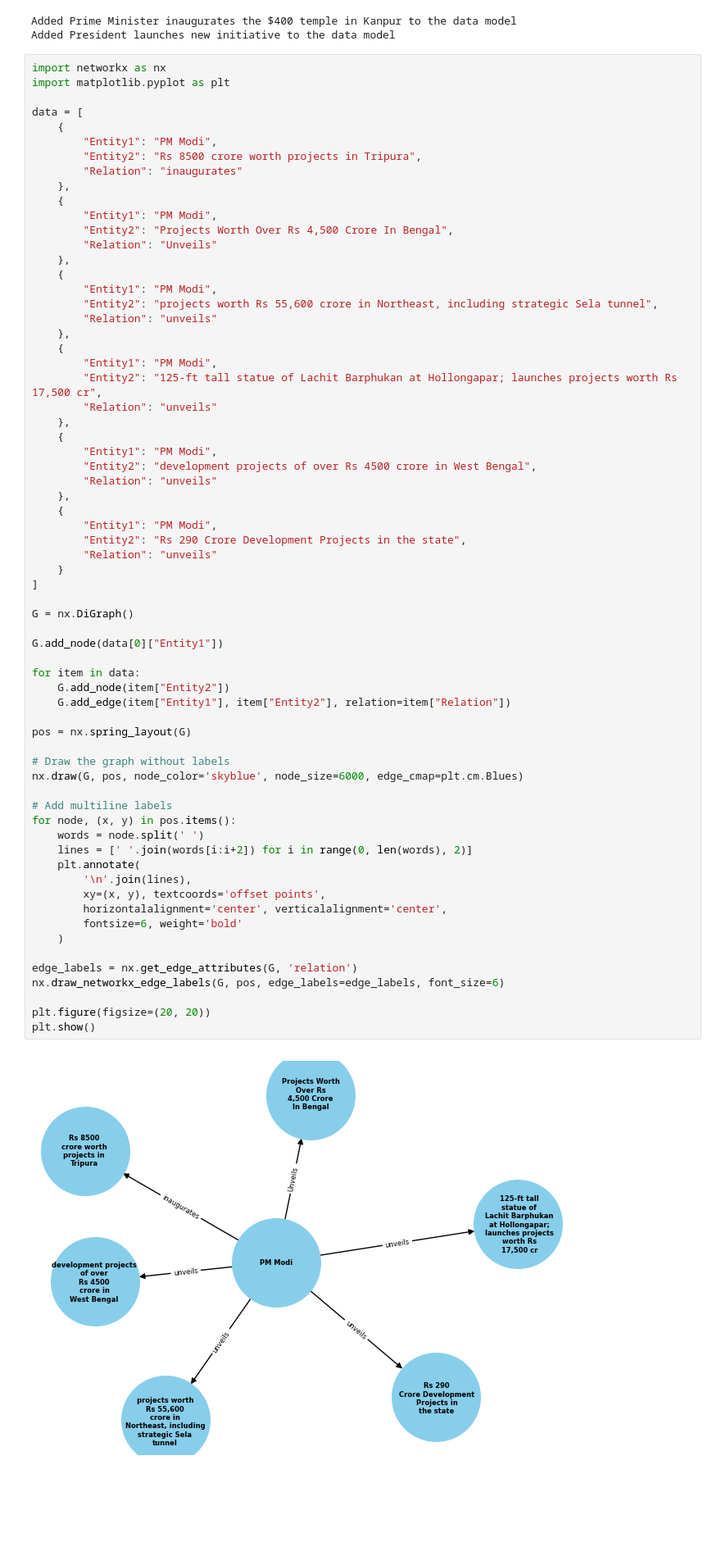
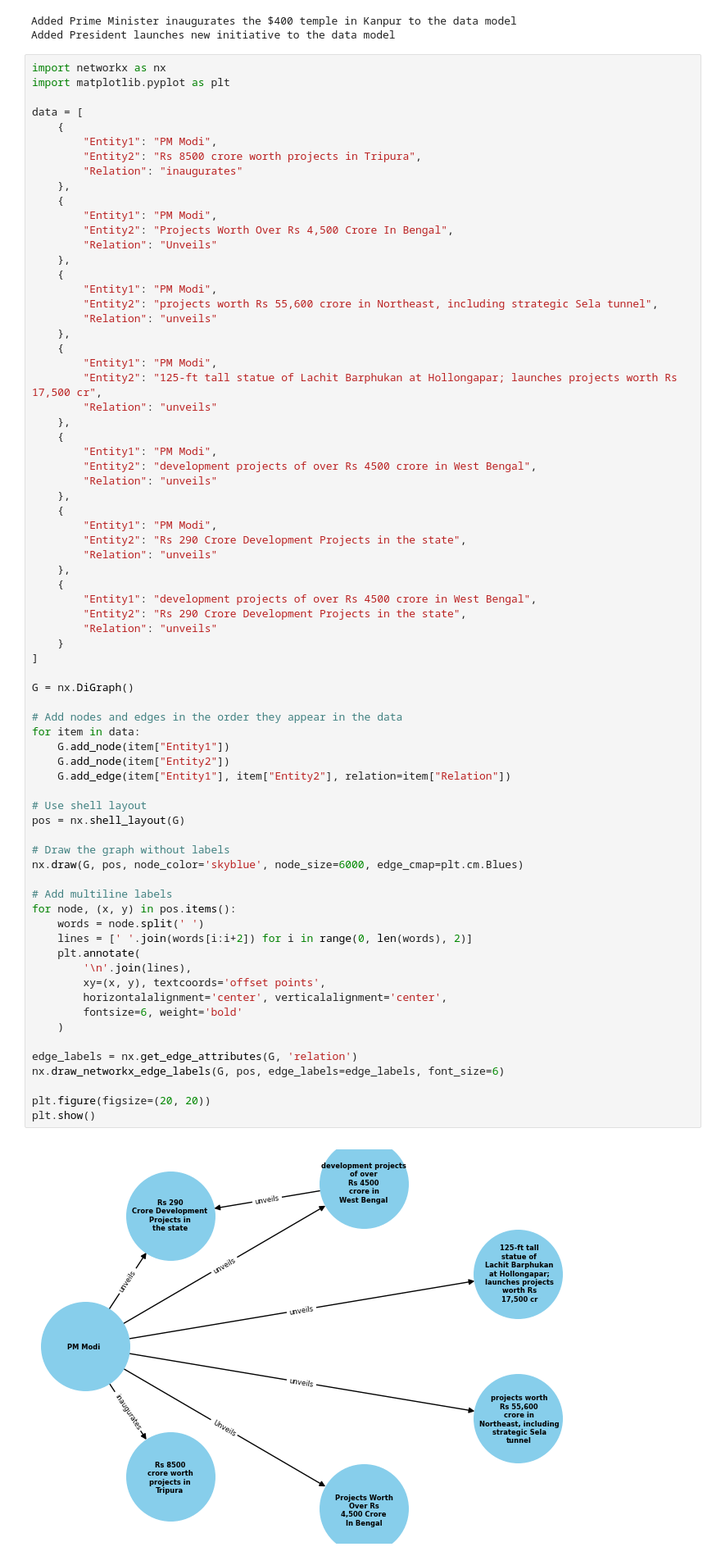
Before and after one commit to AdityaSurve/newsvalidator, a Jupyter notebook: test.ipynb, the cells around one changed output. Shown at 82% size. Saved outputs shown, nothing was run; the diff lists cells and outputs as text; blank space fills up the shorter version.

Commit message:
image

```diff
--- a/test.ipynb
+++ b/test.ipynb
@@ -82,38 +82,44 @@ data = [
         "Entity1": "PM Modi",
         "Entity2": "Rs 290 Crore Development Projects in the state",
         "Relation": "unveils"
+    },
+    {
+        "Entity1": "development projects of over Rs 4500 crore in West Bengal",
+        "Entity2": "Rs 290 Crore Development Projects in the state",
+        "Relation": "unveils"
     }
 ]
 
 G = nx.DiGraph()
 
-G.add_node(data[0]["Entity1"])
-
+# Add nodes and edges in the order they appear in the data
 for item in data:
+    G.add_node(item["Entity1"])
     G.add_node(item["Entity2"])
     G.add_edge(item["Entity1"], item["Entity2"], relation=item["Relation"])
 
-pos = nx.spring_layout(G)
+# Use shell layout
+pos = nx.shell_layout(G)
 
 # Draw the graph without labels
 nx.draw(G, pos, node_color='skyblue', node_size=6000, edge_cmap=plt.cm.Blues)
 
 # Add multiline labels
 for node, (x, y) in pos.items():
     words = node.split(' ')
     lines = [' '.join(words[i:i+2]) for i in range(0, len(words), 2)]
     plt.annotate(
         '\n'.join(lines),
         xy=(x, y), textcoords='offset points',
         horizontalalignment='center', verticalalignment='center',
         fontsize=6, weight='bold'
     )
 
 edge_labels = nx.get_edge_attributes(G, 'relation')
 nx.draw_networkx_edge_labels(G, pos, edge_labels=edge_labels, font_size=6)
 
 plt.figure(figsize=(20, 20))
 plt.show()
 # %% [output]
-[figure, old version]
+[figure, new version]
 <Figure size 2000x2000 with 0 Axes>
```
Also changed, not shown: 5 other files.
